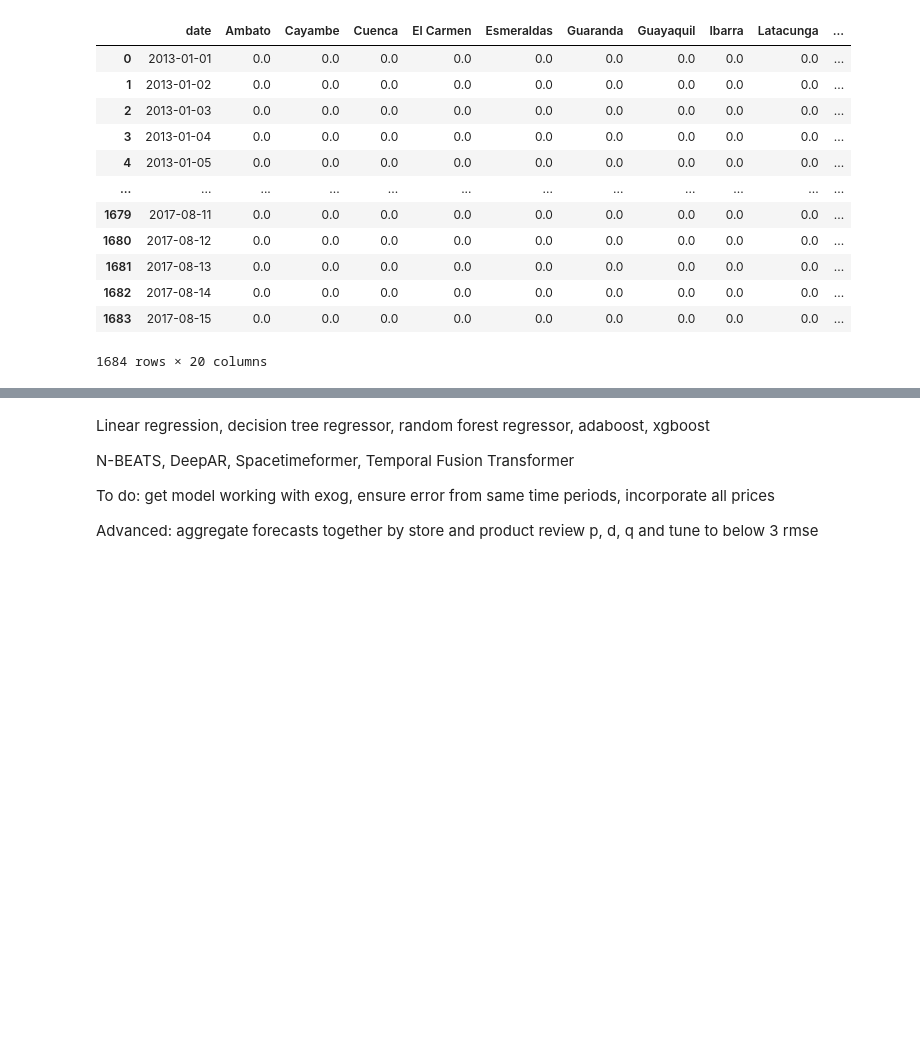
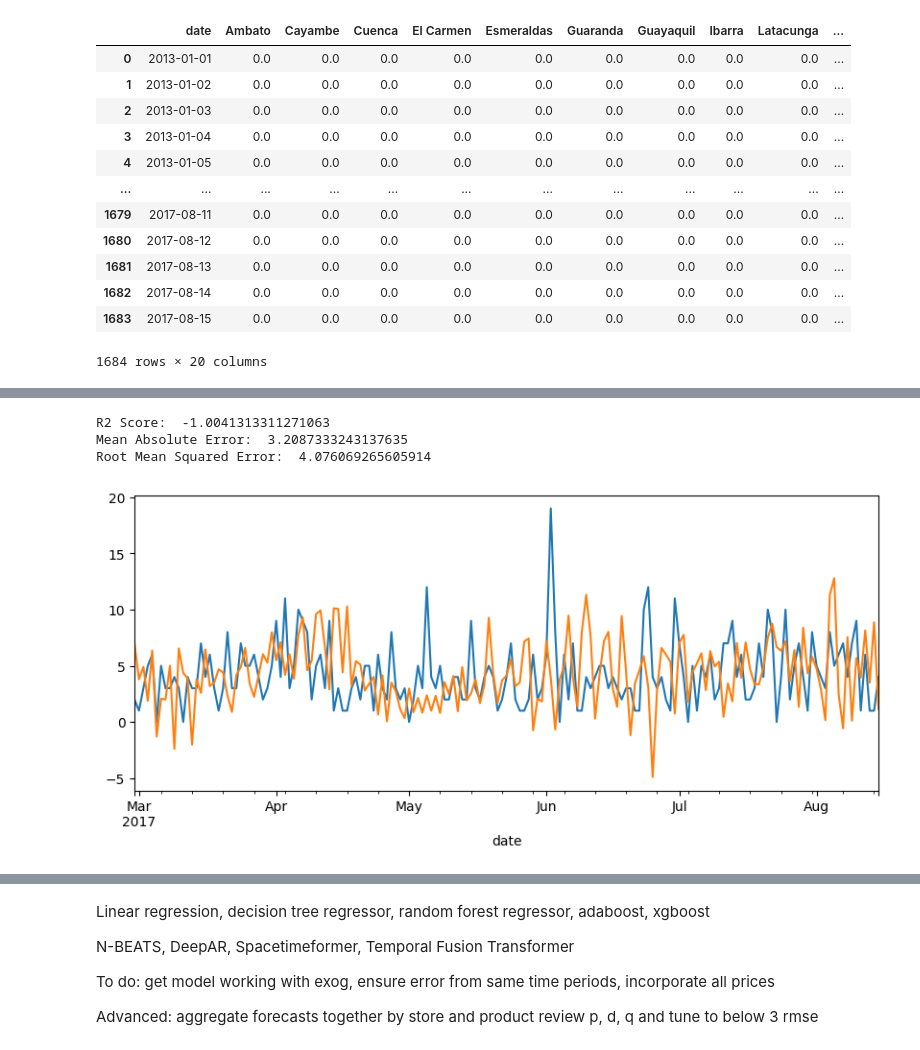
Before and after one commit to Nasibul/e-commerce, a Jupyter notebook: ml-inventory/New Folder/Advanced ARIMA.ipynb, the cells around one changed output, grey strips where cells are left out. Cells and saved outputs as stored; diff of their text form; code cells hidden in the pictures; blank space fills up the shorter version.

```diff
--- a/ml-inventory/New Folder/Advanced ARIMA.ipynb
+++ b/ml-inventory/New Folder/Advanced ARIMA.ipynb
@@ -545,0 +562,8 @@ exog
+# %%
+model8 = sm.tsa.arima.model.ARIMA(df.sales, exog=exog, order=(50, 1, 2), seasonal_order=(0, 4, 1, 4))
+compare_to_test(model8, df_test, df_train)
+# %% [output]
+R2 Score:  -1.0041313311271063
+Mean Absolute Error:  3.2087333243137635
+Root Mean Squared Error:  4.076069265605914
+[figure, added]
```
Also changed, not shown: parts of 8 cells of this notebook.
